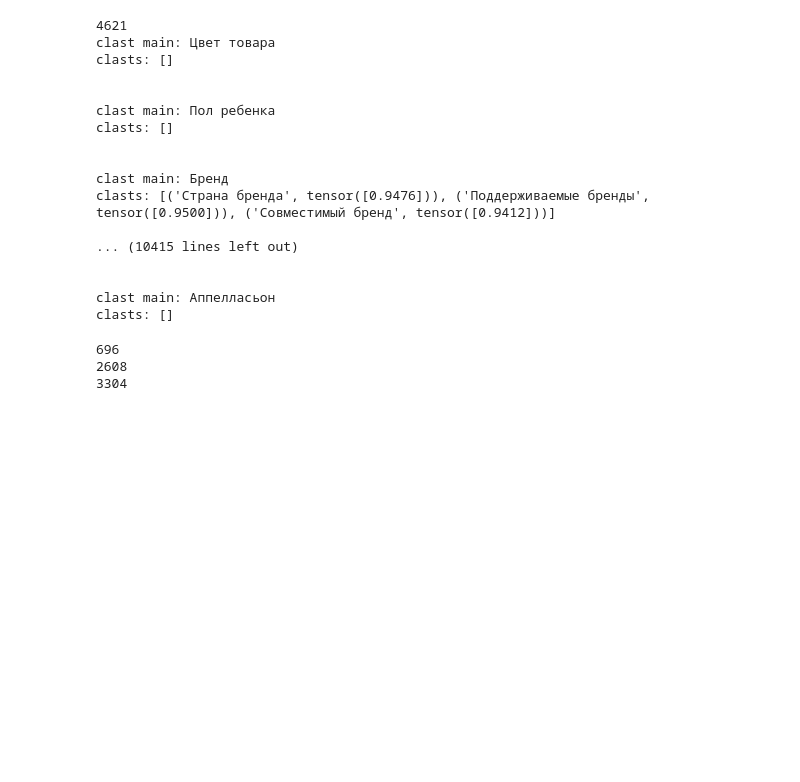
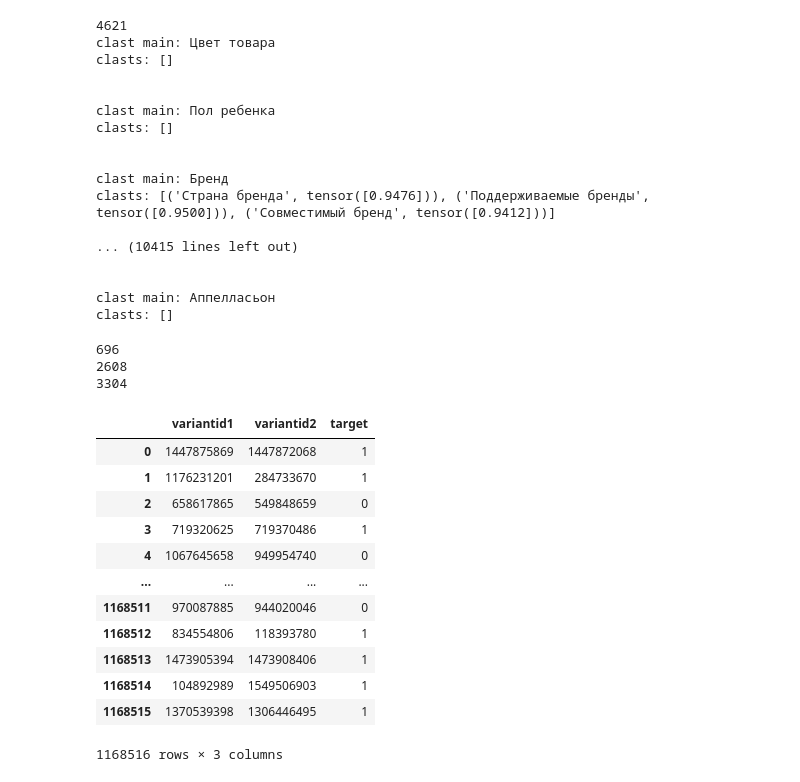
Before and after one commit to da-the-dev/E-CUP-2024-Matching, a Jupyter notebook: notebooks/attributes_transform_v2.ipynb, the cells around one changed output. Saved outputs shown, nothing was run; the diff lists cells and outputs as text; code cells hidden in the pictures; blank space fills up the shorter version.

```diff
--- a/notebooks/attributes_transform_v2.ipynb
+++ b/notebooks/attributes_transform_v2.ipynb
@@ -288,0 +272,17 @@ def make_clast_line(attrs_1, attrs_2):
+# %%
+df_target = pd.read_parquet('../data/test/train.parquet', engine='pyarrow', )
+df_target
+# %% [output]
+|  | variantid1 | variantid2 | target |
+| 0 | 1447875869 | 1447872068 | 1 |
+| 1 | 1176231201 | 284733670 | 1 |
+| 2 | 658617865 | 549848659 | 0 |
+| 3 | 719320625 | 719370486 | 1 |
+| 4 | 1067645658 | 949954740 | 0 |
+| ... | ... | ... | ... |
+| 1168511 | 970087885 | 944020046 | 0 |
+| 1168512 | 834554806 | 118393780 | 1 |
+| 1168513 | 1473905394 | 1473908406 | 1 |
+| 1168514 | 104892989 | 1549506903 | 1 |
+| 1168515 | 1370539398 | 1306446495 | 1 |
+1168516 rows × 3 columns
```
Also changed, not shown: parts of 8 cells of this notebook.
